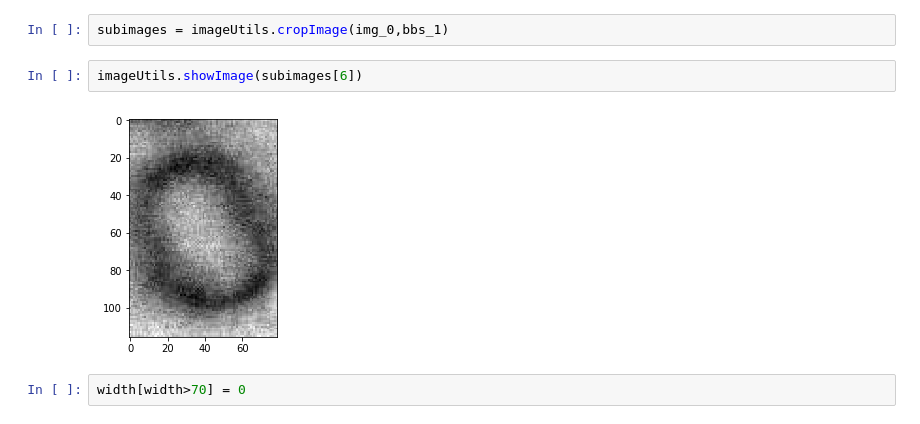
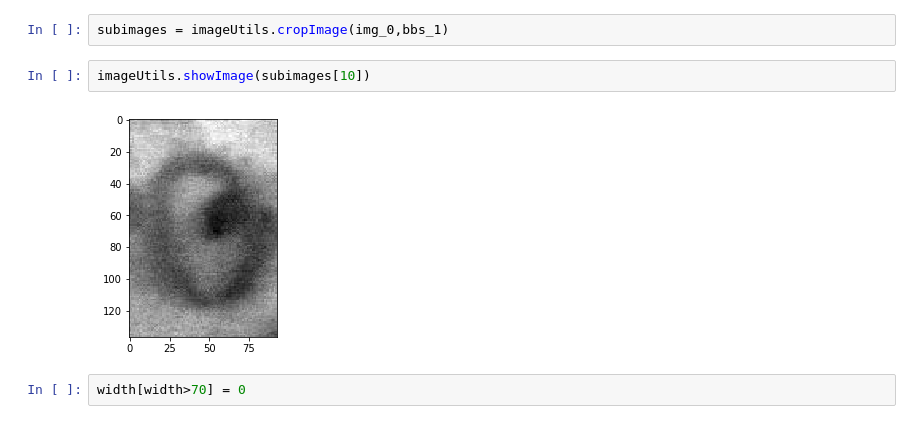
Before and after one commit to uw-cmg/Defect-Detection, a Jupyter notebook: Defect detection debug.ipynb, the cells around one changed output. Drawn from its saved outputs; the diff is of its cells as text.

```diff
--- a/Defect detection debug.ipynb
+++ b/Defect detection debug.ipynb
@@ -165,9 +165,9 @@ img_0, bbs_1, _ = dataset_test[3]
 # %%
 subimages = imageUtils.cropImage(img_0,bbs_1)
 # %%
-imageUtils.showImage(subimages[6])
+imageUtils.showImage(subimages[10])
 # %% [output]
-[figure, old version]
+[figure, new version]
 # %%
 width[width>70] = 0
 # %%
```
